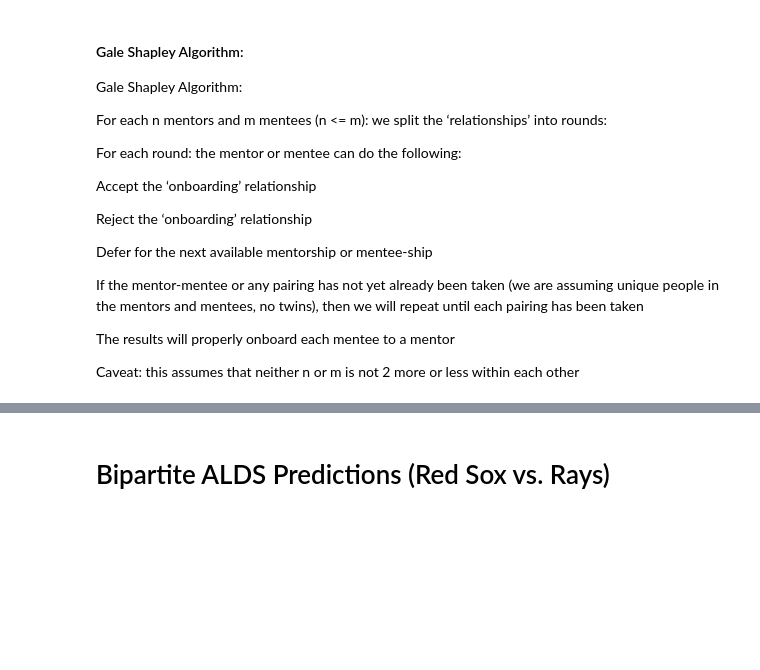
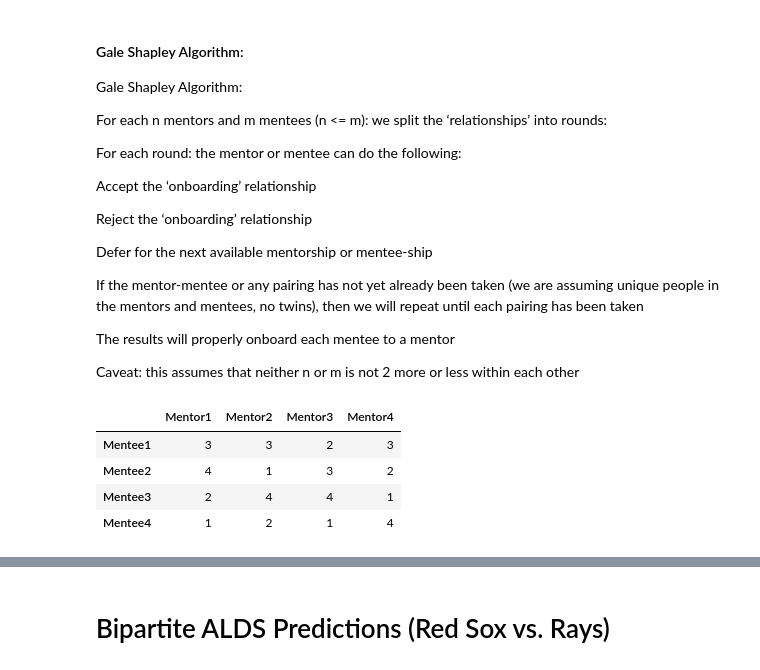
Before and after one commit to jasonlu6/AlgosIn10S2Coding, a Jupyter notebook: Algos In 10 Season 2 Episode 8 Teen Titans Clustering.ipynb, the cells around one changed output, grey strips where cells are left out. Cells and saved outputs as stored; diff of their text form; code cells hidden in the pictures; blank space fills up the shorter version.

```diff
--- a/Algos In 10 Season 2 Episode 8 Teen Titans Clustering.ipynb
+++ b/Algos In 10 Season 2 Episode 8 Teen Titans Clustering.ipynb
@@ -62,0 +50,33 @@ from copy import copy
+# %%
+# Coding solution for Gale Shapley Algorithm.
+
+# Source: https://gist.github.com/subpath/fac948b8fa18d0e5a539348231d14915
+
+# Imports
+
+import pandas as pd
+import numpy as np
+from collections import Counter
+from copy import copy
+
+# Solution code (with various portions commented)
+
+# Four mentors and mentees to make it easy to illustrate.
+mentee_list = ["Mentee1","Mentee2","Mentee3","Mentee4"]
+mentor_list = ["Mentor1","Mentor2","Mentor3","Mentor4"]
+
+# Convert to dataframes.
+mentor_list_df = pd.DataFrame({'Mentor1': [3,4,2,1], 'Mentor2': [3,1,4,2], 'Mentor3': [2,3,4,1], 'Mentor4': [3,2,1,4]})
+mentor_list_df.index = mentee_list
+
+mentee_list_df = pd.DataFrame({'Mentor1': [1,1,2,4], 'Mentor2': [2,4,1,2], 'Mentor3': [3,3,3,3], 'Mentor4': [4,2,4,1]})
+mentee_list_df.index = mentee_list
+# %%
+# Check both dataframes.
+mentor_list_df
+# %% [output]
+|  | Mentor1 | Mentor2 | Mentor3 | Mentor4 |
+| Mentee1 | 3 | 3 | 2 | 3 |
+| Mentee2 | 4 | 1 | 3 | 2 |
+| Mentee3 | 2 | 4 | 4 | 1 |
+| Mentee4 | 1 | 2 | 1 | 4 |
```
Also changed, not shown: parts of 21 cells of this notebook, 5 other files.
